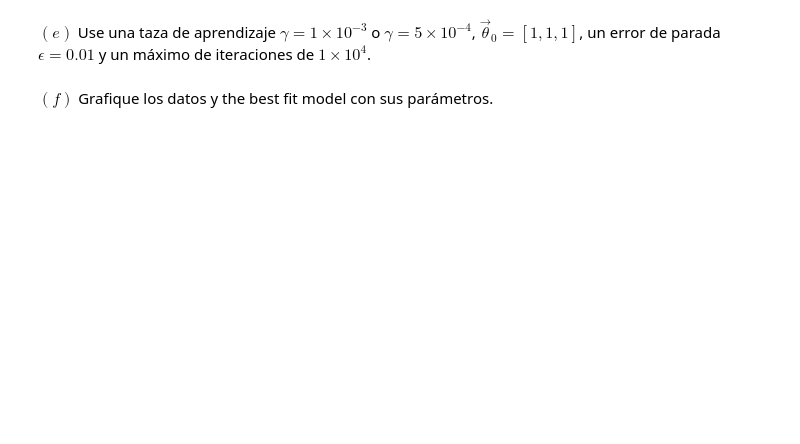
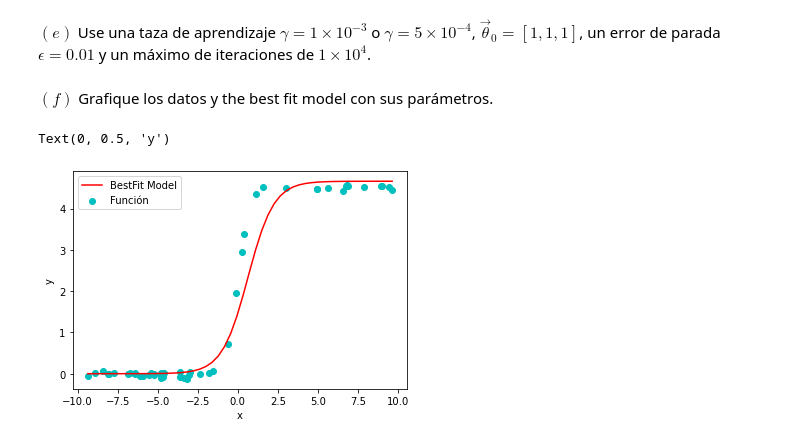
Before and after one commit to ThomasAnkhe/Metodos1_ClaudiaCuellar-ThomasAndrade, a Jupyter notebook: Tercer Taller/Métodos_Taller3.ipynb, the cells around one changed output. Drawn from its saved outputs; the diff is of its cells as text; code cells hidden in the pictures; blank space fills up the shorter version.

```diff
--- a/Tercer Taller/Métodos_Taller3.ipynb
+++ b/Tercer Taller/Métodos_Taller3.ipynb
@@ -1018,3 +1103,6 @@ donde el $\vec{\theta}$ es el vector de parámetros del ajuste.
+# %%
+def M():
+  return theta_0 / (theta_1 + sym.exp(-theta_2*x))
 # %% [markdown]
 $(b)$ Defina la métrica (función de costo) a minimizar como:
 
@@ -1028,3 +1130,11 @@ $$\frac{\partial\mathfrak{X}^2(\vec{\theta})}{\partial\theta_{i}} = -2 \cdot \su
+# %%
+#Gradiente con respecto a theta.
+def Gradient_M():
+  M_d0_ = sym.lambdify([x,theta_0,theta_1,theta_2], sym.diff(M(), theta_0))
+  M_d1_ = sym.lambdify([x,theta_0,theta_1,theta_2], sym.diff(M(), theta_1))
+  M_d2_ = sym.lambdify([x,theta_0,theta_1,theta_2], sym.diff(M(), theta_2))
+
+  return M_d0_, M_d1_, M_d2_
 # %% [markdown]
 $(d)$ Muestre que vectorialmente, el descenso del gradiente queda definido por:
 
@@ -1036,4 +1198,36 @@ $$\nabla_{\theta} M(x_{i}, \vec{\theta}_{j}) = \left[ \frac{\partial M(x_{i}, \v
 # %% [markdown]
 $(e)$ Use una taza de aprendizaje $\gamma = 1 \times 10^{-3}$ o $\gamma = 5 \times 10^{-4}$, $\vec{\theta}_{0} = [1, 1, 1]$, un error de parada $\epsilon = 0.01$ y un máximo de iteraciones de $1 \times 10^{4}$.
+# %%
+#Datos.
+X = np.array(data['x'])
+Y = np.array(data['y'])
+
+#Parámetros.
+theta = np.array([1., 1., 1.])
+r = 1e-3
+e = 0.01
+it = 10000
 # %% [markdown]
 $(f)$ Grafique los datos y the best fit model con sus parámetros.
+# %%
+#Devolvemos las variables de sympy.
+M_ = sym.lambdify([x,theta_0,theta_1,theta_2],M())
+#Los theta_i serán los parámetros minimizados.
+theta_i = DescendentGradient(M_,X,Y,theta,e,it,r)
+
+#Definimos los x usados para el ploteo.
+_x = np.linspace(np.min(X),np.max(X),50)
+#Definimos los y dados el theta óptimo.
+_y = []
+for i in _x:
+    _y.append(theta_i[0] / (theta_i[1] + sym.exp(-theta_i[2]*i)))
+
+#Ploteo
+plt.scatter(X,Y,color='c', label='Función')
+plt.plot(_x,_y,color='r',label='BestFit Model')
+plt.legend()
+plt.xlabel('x')
+plt.ylabel('y')
+# %% [output]
+Text(0, 0.5, 'y')
+[figure, added]
```
Also changed, not shown: parts of 10 cells of this notebook.
